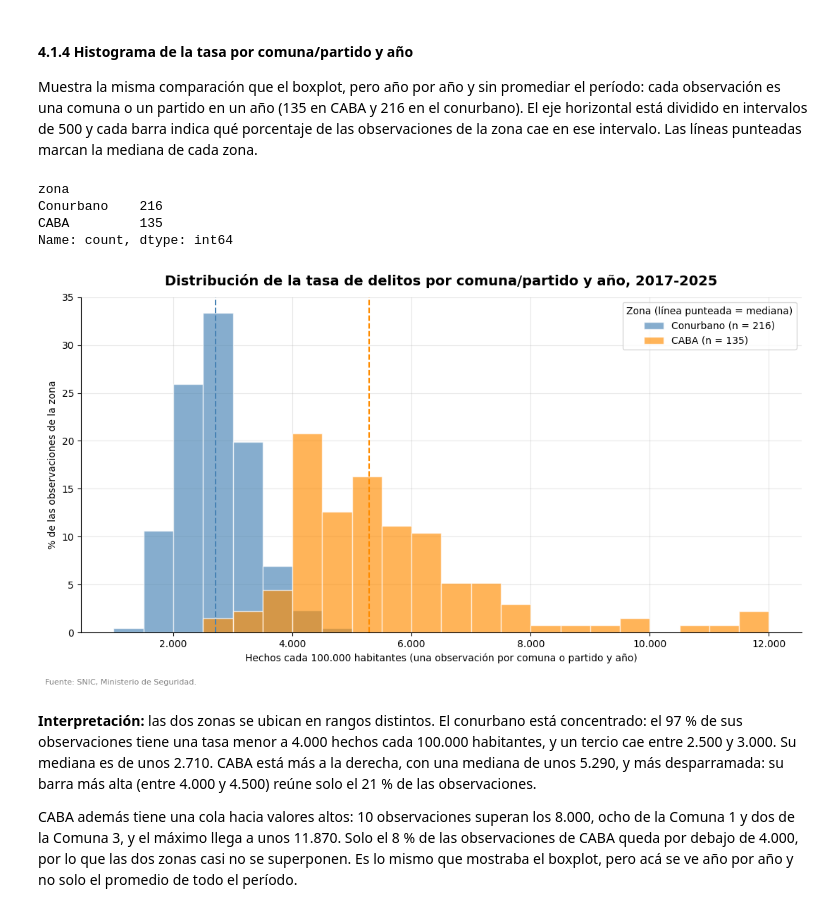
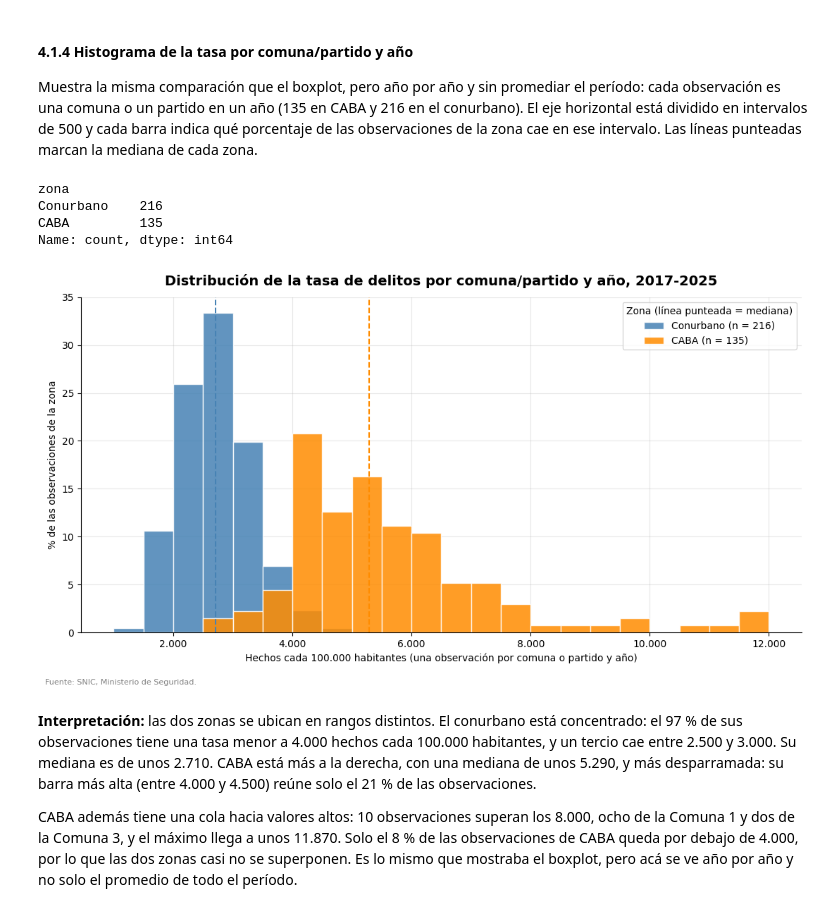
Before and after one commit to bauhaushm/TP-Delito_en_AMBA, a Jupyter notebook: TP_Delito.ipynb, the cells around one changed output. Saved outputs shown, nothing was run; the diff lists cells and outputs as text; code cells hidden in the pictures.

Commit message:
Color histograma

```diff
--- a/TP_Delito.ipynb
+++ b/TP_Delito.ipynb
@@ -690,35 +690,35 @@ tasa_unidad_anio = (
 # Control: 15 comunas x 9 años = 135 observaciones y 24 partidos x 9 años = 216
 print(tasa_unidad_anio["zona"].value_counts())
 
 # 2) Dos histogramas superpuestos, uno por zona, con los mismos intervalos
 #    (cada barra muestra el % de las observaciones de su zona, porque hay distinta cantidad en cada una)
 colores = {"Conurbano": "steelblue", "CABA": "darkorange"}
 intervalos = np.arange(1000, 12500, 500)
 fig, ax = plt.subplots(figsize=(11, 6))
 for z in ["Conurbano", "CABA"]:
     valores = tasa_unidad_anio.loc[tasa_unidad_anio["zona"] == z, "tasa_hechos"]
     ax.hist(valores, bins=intervalos, weights=np.ones(len(valores)) / len(valores) * 100,
-            color=colores[z], alpha=0.65, edgecolor="white", label=f"{z} (n = {len(valores)})")
+            color=colores[z], alpha=0.85, edgecolor="white", label=f"{z} (n = {len(valores)})")
     ax.axvline(valores.median(), color=colores[z], linestyle="--", linewidth=1.5)   # mediana de cada zona
 
 ax.set_title("Distribución de la tasa de delitos por comuna/partido y año, 2017-2025", fontsize=14, fontweight="bold", pad=12)
 ax.set_xlabel("Hechos cada 100.000 habitantes (una observación por comuna o partido y año)")
 ax.set_ylabel("% de las observaciones de la zona")
 ax.xaxis.set_major_formatter(lambda v, _: f"{v:,.0f}".replace(",", "."))
 ax.spines[["top", "right"]].set_visible(False)
 ax.legend(title="Zona (línea punteada = mediana)", loc="upper right")
 fig.text(0.01, 0.005, "Fuente: SNIC, Ministerio de Seguridad.", fontsize=8, color="gray")
 plt.tight_layout(rect=[0, 0.03, 1, 1])
 ax.grid(axis="both", alpha=0.3)                                    # grilla horizontal y vertical, suave
 ax.set_axisbelow(True)                                             # la grilla queda detrás de los datos
 plt.savefig("histograma_tasa_unidades.png", dpi=110)
 plt.show()
 # %% [output]
 zona
 Conurbano    216
 CABA         135
 Name: count, dtype: int64
-[figure, old version]
+[figure, new version]
 # %% [markdown]
 **Interpretación:** las dos zonas se ubican en rangos distintos. El conurbano está concentrado: el 97 % de sus observaciones tiene una tasa menor a 4.000 hechos cada 100.000 habitantes, y un tercio cae entre 2.500 y 3.000. Su mediana es de unos 2.710. CABA está más a la derecha, con una mediana de unos 5.290, y más desparramada: su barra más alta (entre 4.000 y 4.500) reúne solo el 21 % de las observaciones.
 
```
